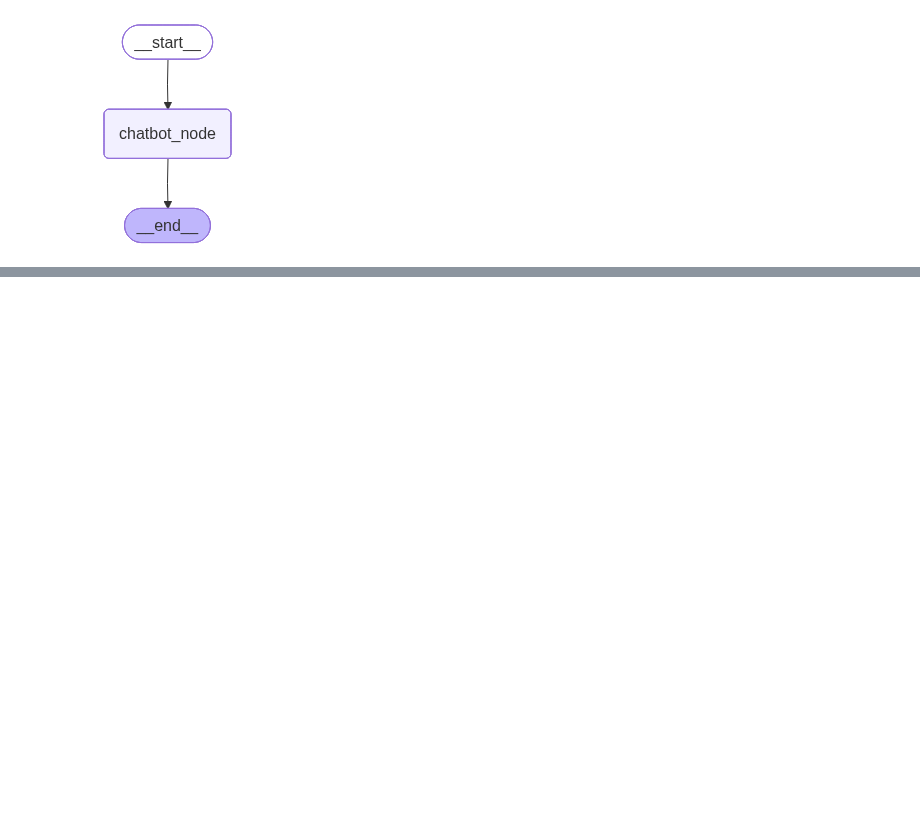
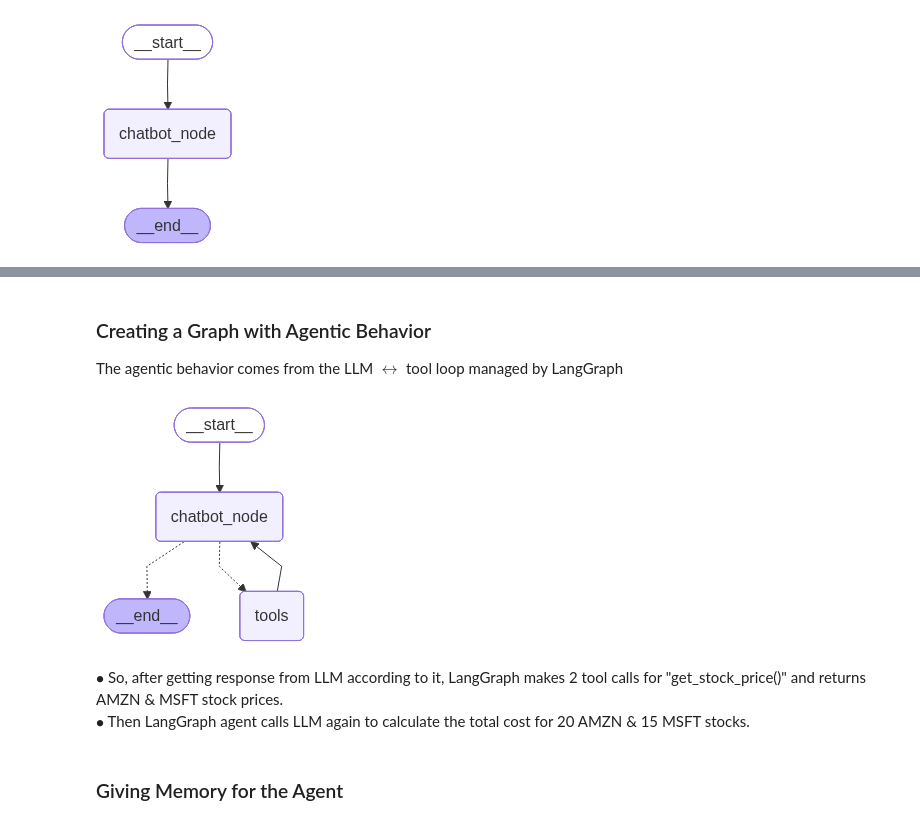
Before and after one commit to dilansenuruk/AI-Projects, a Jupyter notebook: LangGraph.ipynb, the cells around one changed output, grey strips where cells are left out. Saved outputs shown, nothing was run; the diff lists cells and outputs as text; code cells hidden in the pictures; blank space fills up the shorter version.

Commit message:
Langgraph agent implementation with descriptions

```diff
--- a/LangGraph.ipynb
+++ b/LangGraph.ipynb
@@ -189,0 +240,18 @@ response["messages"]
+# %% [markdown]
+### Creating a Graph with Agentic Behavior
+The agentic behavior comes from the LLM $\leftrightarrow$ tool loop managed by LangGraph
+# %%
+builder = StateGraph(State)
+builder.add_node("chatbot_node", chatbot)
+builder.add_node("tools", ToolNode(tools))
+builder.add_edge(START, "chatbot_node")
+builder.add_conditional_edges("chatbot_node", tools_condition)
+builder.add_edge("tools", "chatbot_node")
+graph = builder.compile()
+
+display(Image(graph.get_graph().draw_mermaid_png()))
+# %% [output]
+[figure, added]
+# %% [markdown]
+$\bullet$ So, after getting response from LLM according to it, LangGraph makes 2 tool calls for "get_stock_price()" and returns AMZN \& MSFT stock prices.
+$\bullet$ Then LangGraph agent calls LLM again to calculate the total cost for 20 AMZN \& 15 MSFT stocks.
@@ -189,0 +266,2 @@ response["messages"]
+# %% [markdown]
+### Giving Memory for the Agent
```
Also changed, not shown: parts of 11 cells of this notebook, 1 other file.
